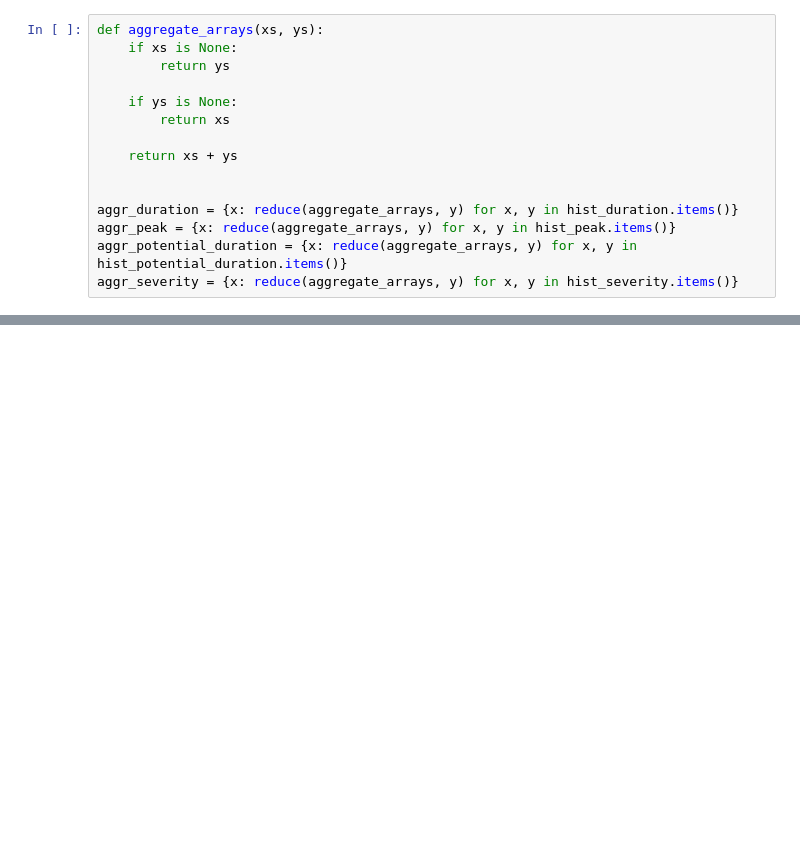
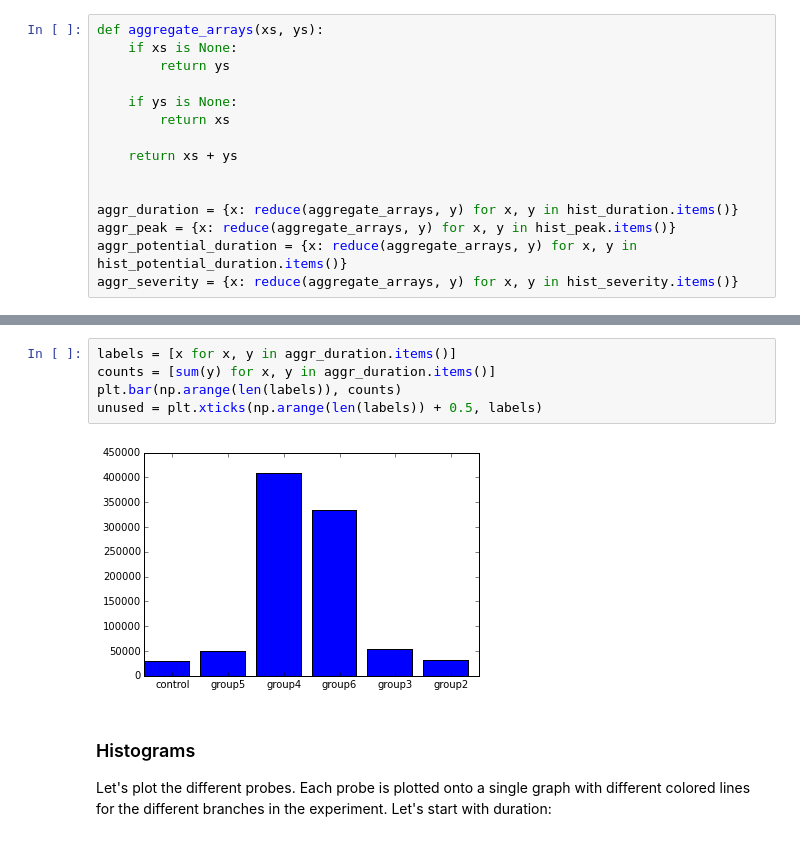
Before and after one commit to staktrace/telemetry-analysis, a Jupyter notebook: checkerboarding.ipynb, the cells around one changed output, grey strips where cells are left out. Drawn from its saved outputs; the diff is of its cells as text; blank space fills up the shorter version.

```diff
--- a/checkerboarding.ipynb
+++ b/checkerboarding.ipynb
@@ -83,3 +104,14 @@ Plot them all:
+# %%
+labels = [x for x, y in aggr_duration.items()]
+counts = [sum(y) for x, y in aggr_duration.items()]
+plt.bar(np.arange(len(labels)), counts)
+unused = plt.xticks(np.arange(len(labels)) + 0.5, labels)
+# %% [output]
+[figure, added]
+# %% [markdown]
+### Histograms
+
+Let's plot the different probes. Each probe is plotted onto a single graph with different colored lines for the different branches in the experiment. Let's start with duration:
 # %%
 aggr_duration["control"].plot(kind="line", figsize=(15, 7), logx=True, color="blue")
 aggr_duration["group2"].plot(kind="line", figsize=(15, 7), logx=True, color="green")
```
Also changed, not shown: parts of 38 cells of this notebook.
